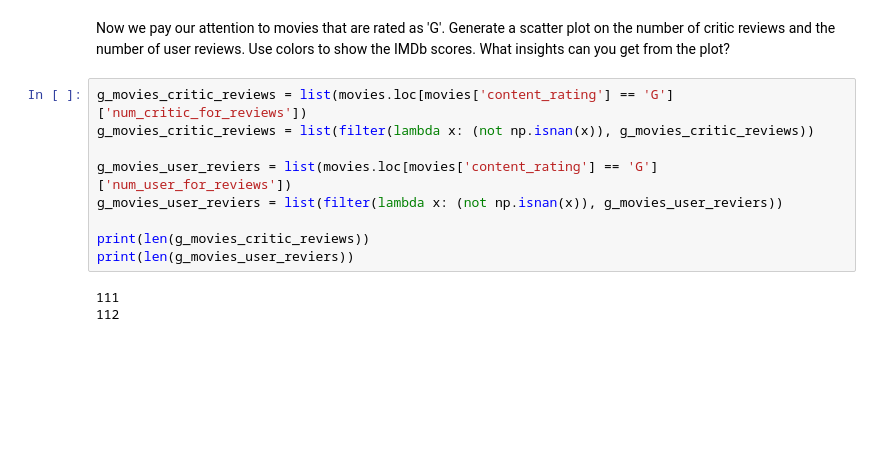
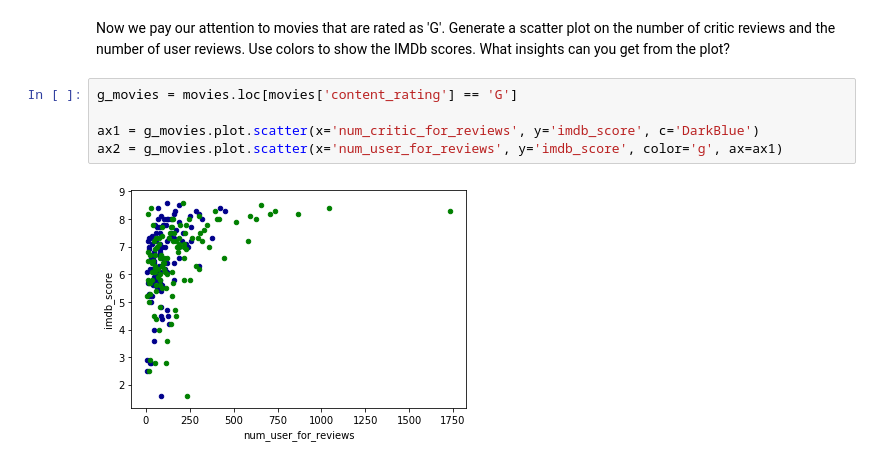
Before and after one commit to clrpoon/EECS-396-Introduction-to-the-Datascience-Pipeline, a Jupyter notebook: submission3/part1.ipynb, the cells around one changed output. Cells and saved outputs as stored; diff of their text form; blank space fills up the shorter version.

```diff
--- a/submission3/part1.ipynb
+++ b/submission3/part1.ipynb
@@ -58,15 +58,10 @@ plt.show()
 ## Q4
 # %% [markdown]
 Now we pay our attention to movies that are rated as 'G'.  Generate a scatter plot on the number of critic reviews and the number of user reviews. Use colors to show the IMDb scores. What insights can you get from the plot?
-# %%
-g_movies_critic_reviews = list(movies.loc[movies['content_rating'] == 'G']['num_critic_for_reviews'])
-g_movies_critic_reviews = list(filter(lambda x: (not np.isnan(x)), g_movies_critic_reviews))
-
-g_movies_user_reviers = list(movies.loc[movies['content_rating'] == 'G']['num_user_for_reviews'])
-g_movies_user_reviers = list(filter(lambda x: (not np.isnan(x)), g_movies_user_reviers))
-
-print(len(g_movies_critic_reviews))
-print(len(g_movies_user_reviers))
-# %% [output]
-111
-112
+# %%
+g_movies = movies.loc[movies['content_rating'] == 'G']
+
+ax1 = g_movies.plot.scatter(x='num_critic_for_reviews', y='imdb_score', c='DarkBlue')
+ax2 = g_movies.plot.scatter(x='num_user_for_reviews', y='imdb_score', color='g', ax=ax1)
+# %% [output]
+[figure, added]
```
Also changed, not shown: parts of 3 cells of this notebook.
